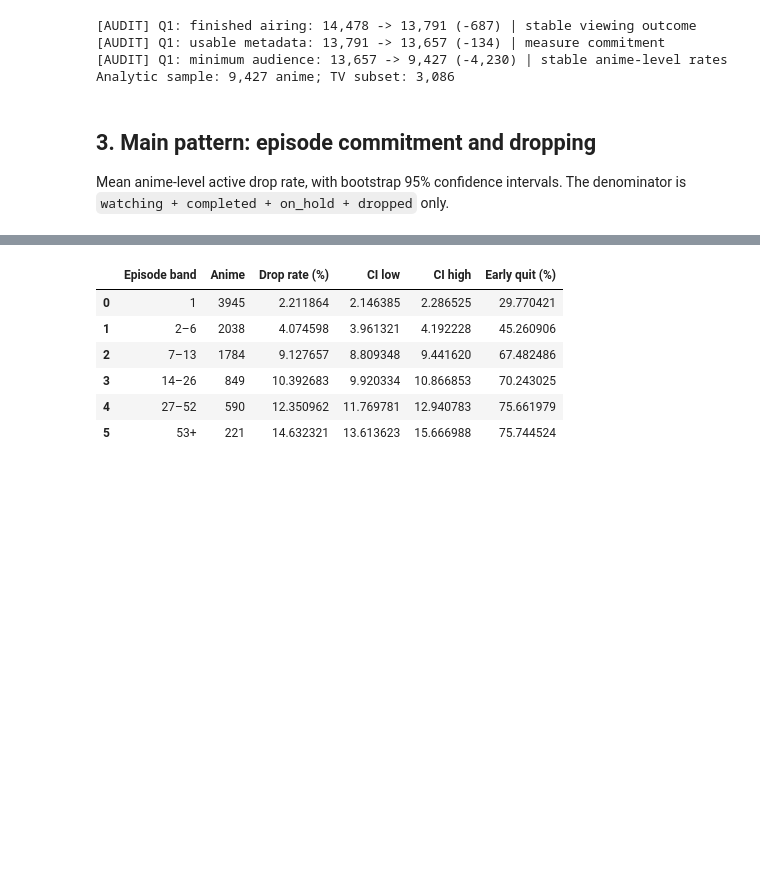
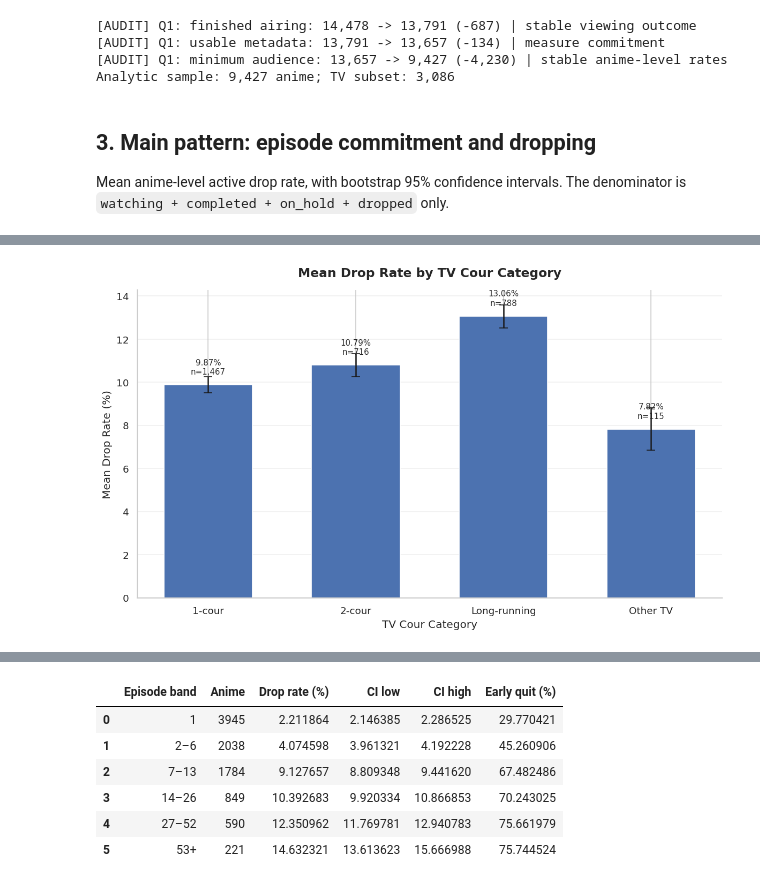
Before and after one commit to PhamPhuong72/Programming-For-DS, a Jupyter notebook: 24122024-ltkhdl-final-project.ipynb, the cells around one changed output, grey strips where cells are left out. Cells and saved outputs as stored; diff of their text form; code cells hidden in the pictures; blank space fills up the shorter version.

```diff
--- a/24122024-ltkhdl-final-project.ipynb
+++ b/24122024-ltkhdl-final-project.ipynb
@@ -146,0 +536,94 @@ Mean anime-level active drop rate, with bootstrap 95% confidence intervals. The
+# %%
+cour_order = [
+    '1-cour (10–13)',
+    '2-cour (22–26)',
+    'Long-running (27+)',
+    'Other TV'
+]
+
+tv_cour_summary = (
+    tv.groupby('cour', observed=True)
+    .agg(
+        anime_count=('anime_id', 'count'),
+        mean_drop_rate=('active_drop_rate', 'mean'),
+        median_drop_rate=('active_drop_rate', 'median')
+    )
+    .reindex(cour_order)
+    .reset_index()
+)
+
+ci_results = []
+
+for cour_name in cour_order:
+    values = tv.loc[
+        tv['cour'].eq(cour_name),
+        'active_drop_rate'
+    ]
+
+    low, high = bootstrap_mean_ci(
+        values,
+        n_boot=5000,
+        seed=42
+    )
+
+    ci_results.append((low, high))
+
+tv_cour_summary['ci_low'] = [x[0] for x in ci_results]
+tv_cour_summary['ci_high'] = [x[1] for x in ci_results]
+
+# Plot
+x = np.arange(len(tv_cour_summary))
+
+means = tv_cour_summary['mean_drop_rate'].to_numpy() * 100
+
+lower = (
+    tv_cour_summary['mean_drop_rate']
+    - tv_cour_summary['ci_low']
+).to_numpy() * 100
+
+upper = (
+    tv_cour_summary['ci_high']
+    - tv_cour_summary['mean_drop_rate']
+).to_numpy() * 100
+
+fig, ax = plt.subplots(figsize=(10, 6))
+
+bars = ax.bar(
+    x,
+    means,
+    yerr=[lower, upper],
+    capsize=5,
+    width=0.6
+)
+
+for i, row in tv_cour_summary.iterrows():
+    ax.annotate(
+        f"{means[i]:.2f}%\nn={row['anime_count']:,}",
+        (i, means[i]),
+        xytext=(0, 12),
+        textcoords='offset points',
+        ha='center',
+        fontsize=9
+    )
+
+ax.set_xticks(x)
+ax.set_xticklabels(
+    ['1-cour', '2-cour', 'Long-running', 'Other TV']
+)
+
+ax.set_title(
+    'Mean Drop Rate by TV Cour Category',
+    fontsize=14,
+    pad=15
+)
+
+ax.set_ylabel('Mean Drop Rate (%)')
+ax.set_xlabel('TV Cour Category')
+
+ax.grid(axis='y', alpha=0.3)
+ax.spines[['top', 'right']].set_visible(False)
+
+plt.tight_layout()
+plt.show()
+# %% [output]
+[figure, added]
```
Also changed, not shown: parts of 16 cells of this notebook.
